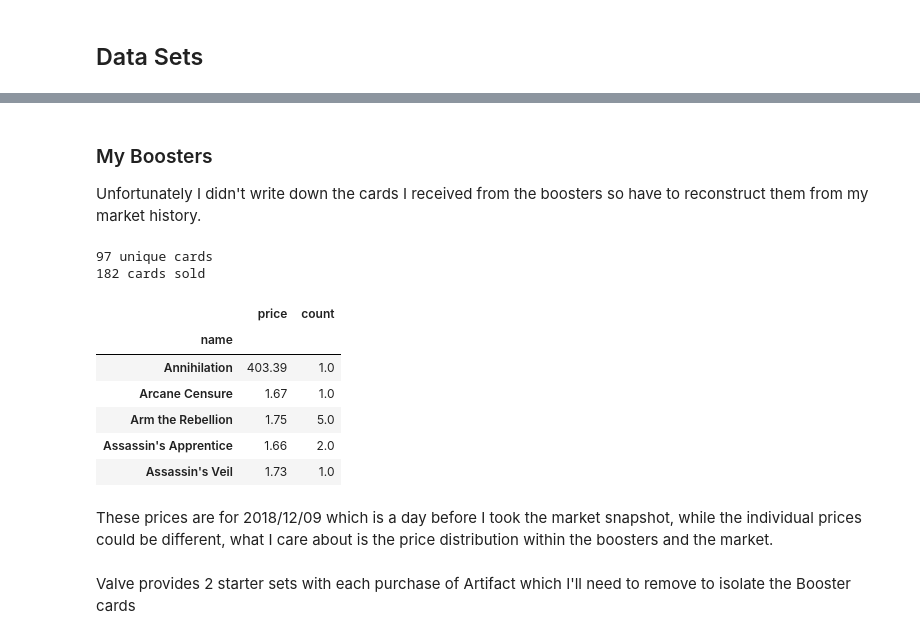
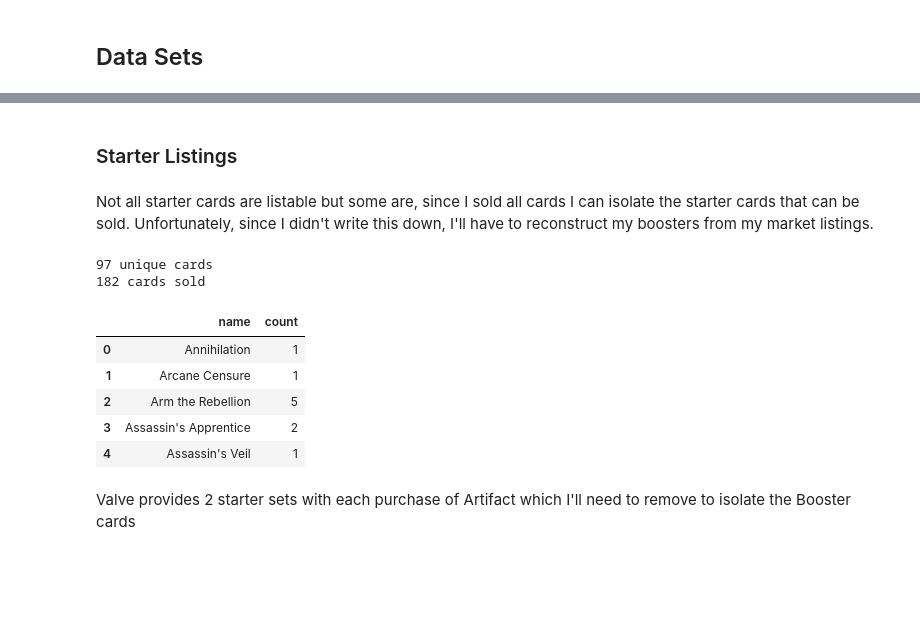
Before and after one commit to grinnbearit/excavate, a Jupyter notebook: booster_prices.ipynb, the cells around one changed output, grey strips where cells are left out. Drawn from its saved outputs; the diff is of its cells as text; code cells hidden in the pictures; blank space fills up the shorter version.

```diff
--- a/booster_prices.ipynb
+++ b/booster_prices.ipynb
@@ -69,29 +57,27 @@ market_rarity.head()
-# %% [markdown]
-### My Boosters
-
-Unfortunately I didn't write down the cards I received from the boosters so have to reconstruct them from my market history.
+# %% [markdown]
+### Starter Listings
+# %% [markdown]
+Not all starter cards are listable but some are, since I sold all cards I can isolate the starter cards that can be sold. Unfortunately, since I didn't write this down, I'll have to reconstruct my boosters from my market listings.
 # %%
 my_sales = (pd.read_csv("data/my_cards.csv")
             .assign(count=1)
             .groupby("name")
-            .agg({"price": "mean",
-                  "count": "count"})
-            .assign(count=lambda df: df["count"]/2))
+            ["count"]
+            .count()
+            .reset_index()
+            .assign(count=lambda df: (df["count"]/2).astype(int))) # adjust for listing and sale
 print(len(my_sales), "unique cards")
 print(int(my_sales["count"].sum()), "cards sold")
 my_sales.head()
 # %% [output]
 97 unique cards
 182 cards sold
-|  | price | count |
-| name |  |  |
-| Annihilation | 403.39 | 1.0 |
-| Arcane Censure | 1.67 | 1.0 |
-| Arm the Rebellion | 1.75 | 5.0 |
-| Assassin's Apprentice | 1.66 | 2.0 |
-| Assassin's Veil | 1.73 | 1.0 |
+|  | name | count |
+| 0 | Annihilation | 1 |
+| 1 | Arcane Censure | 1 |
+| 2 | Arm the Rebellion | 5 |
+| 3 | Assassin's Apprentice | 2 |
+| 4 | Assassin's Veil | 1 |
-# %% [markdown]
-These prices are for 2018/12/09 which is a day before I took the market snapshot, while the individual prices could be different, what I care about is the price distribution within the boosters and the market.
 # %% [markdown]
 Valve provides 2 starter sets with each purchase of Artifact which I'll need to remove to isolate the Booster cards
 # %%
```
Also changed, not shown: parts of 59 cells of this notebook.
